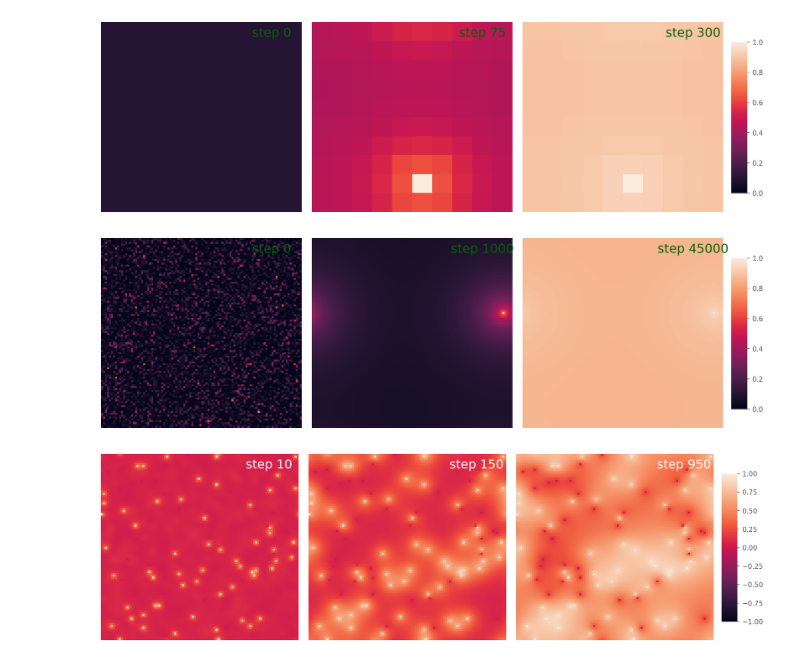
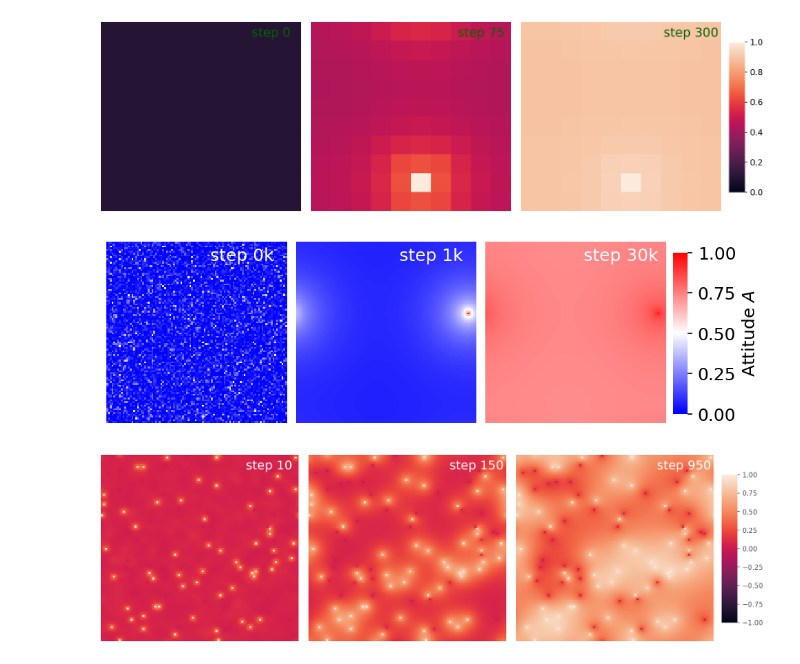
Before and after one commit to lquante/social_agent_based_modelling, a Jupyter notebook: notebooks/SimpleAvantgardeModel.ipynb, the cells around one changed output. Cells and saved outputs as stored; diff of their text form; code cells hidden in the pictures.

```diff
--- a/notebooks/SimpleAvantgardeModel.ipynb
+++ b/notebooks/SimpleAvantgardeModel.ipynb
@@ -56,7 +60,7 @@ plt.show()
 # %%
 # snapshots
 # ------------------------------------------------------------------
-data = data_dict[0.00]
+data = data_dict[0.05]
 grid = lambda data, step: affinity(data, step).reshape(100, 100)
 
 import seaborn as sns
@@ -64,16 +68,17 @@ import seaborn as sns
 #plt.imshow(grid(data, 10))
 
 # fig, axes = plt.subplots(2, 3, figsize=(16,10), sharex=True, sharey=True)
-fig, axes = plt.subplots(1, 3, figsize=(16,5), sharex=True, sharey=True)
+fig, axes = plt.subplots(2, 3, figsize=(7,4.7), sharex=True, sharey=True)
 
-steps = (0, 2, 10)
+steps = (0, 5, 10, 15, 20, 30)
 #sns.set(font_scale=)
 cbar_ax = fig.add_axes([.91, .2, .02, .6])
 for i, ax in enumerate(axes.flatten()):
     step = steps[i]
-    sns.heatmap(ax=ax, data=grid(data, step), vmin=0., vmax=1., cbar=i==0, cbar_ax=cbar_ax)
-    cl = 'black' if affinity(data, step).mean() > 0.5 else 'white'
-    ax.set_title(f"step {step}", x=0.85, y=0.9, color=cl, fontsize=18)
+    sns.heatmap(ax=ax, data=grid(data, step), vmin=0., vmax=1., cbar=i==0, cbar_ax=cbar_ax, cmap="bwr",
+                cbar_kws={'label': r'Attitude $A$'}, square=True)
+    cl = 'black' if affinity(data, step).mean() > 0.4 else 'white'
+    ax.set_title(f"step {step}", x=0.8, y=0.85, color=cl, fontsize=12)
 
 for ax in axes.flatten():
     ax.tick_params(left=False, bottom=False)
@@ -223,4 +246,9 @@ plt.show()
 # %%
+def load_data(fname):
+    columns = ['id', 'affinity', 'step']
+    data = pd.read_csv(fname, usecols=columns)
+    return data
+
 grid = lambda data, step: affinity(data, step).reshape(10, 10)
 
 import seaborn as sns
@@ -251,31 +279,34 @@ plt.subplots_adjust(wspace=0.05, hspace=0.05)
 # %%
 grid = lambda data, step: affinity(data, step).reshape(100, 100)
 
 import seaborn as sns
 #fig, ax = plt.subplots()
 #plt.imshow(grid(data, 10))
 
 fname = "../data/data_metric=chebyshev_avantgarde=single_tau=1.00_step=1000.csv"
 dtest = load_data(fname)
 
-fig, axes = plt.subplots(1, 3, figsize=(16, 5), sharex=True, sharey=True)
+fig, axes = plt.subplots(1, 3, figsize=(7, 2.6), sharex=True, sharey=True)
 
 #sns.set(font_scale=)
-steps = (0, 1000, 45000)
+steps = (0, 1000, 30000)
 cbar_ax = fig.add_axes([.91, .2, .02, .6])
 for i, ax in enumerate(axes.flatten()):
     step = steps[i]
-    sns.heatmap(ax=ax, data=grid(dtest, step).transpose(), vmin=0., vmax=1., cbar=i==0, cbar_ax=cbar_ax)
-    cl = "darkgreen"#'black' if affinity(data, step).mean() > 0.4 else 'white'
-    ax.set_title(f"step {step}", x=0.85, y=0.9, color=cl, fontsize=18)
+    sns.heatmap(ax=ax, data=grid(dtest, step).transpose(), vmin=0., vmax=1.,
+                cbar=i==0, cbar_ax=cbar_ax, square=True, cmap="bwr",
+                cbar_kws={'label': r'Attitude $A$'})
+    cl = 'black' if affinity(data, step).mean() > 0.4 else 'white'
+    ax.set_title(f"step {step/1000:.0f}k", x=0.75, y=0.85, color=cl, fontsize=12)
+
 
 for ax in axes.flatten():
     ax.tick_params(left=False, bottom=False)
     ax.set(xticklabels=[], yticklabels=[])
 
 plt.subplots_adjust(wspace=0.05, hspace=0.05)
 # %% [output]
-[figure, old version]
+[figure, new version]
 # %%
 # plot affinity Nk dependence
 def load_data(fname):
```
Also changed, not shown: parts of 6 cells of this notebook, 6 other files.
